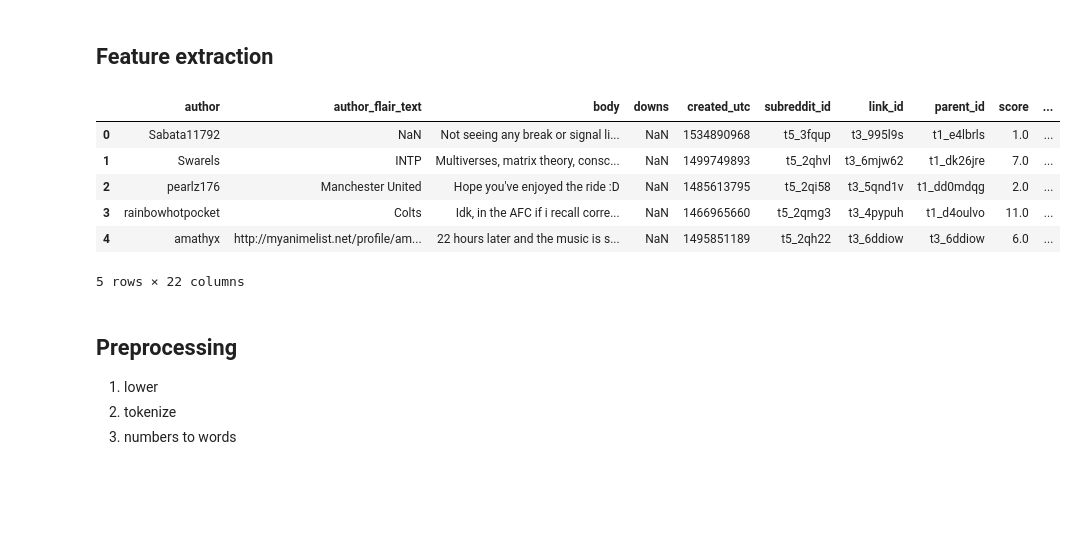
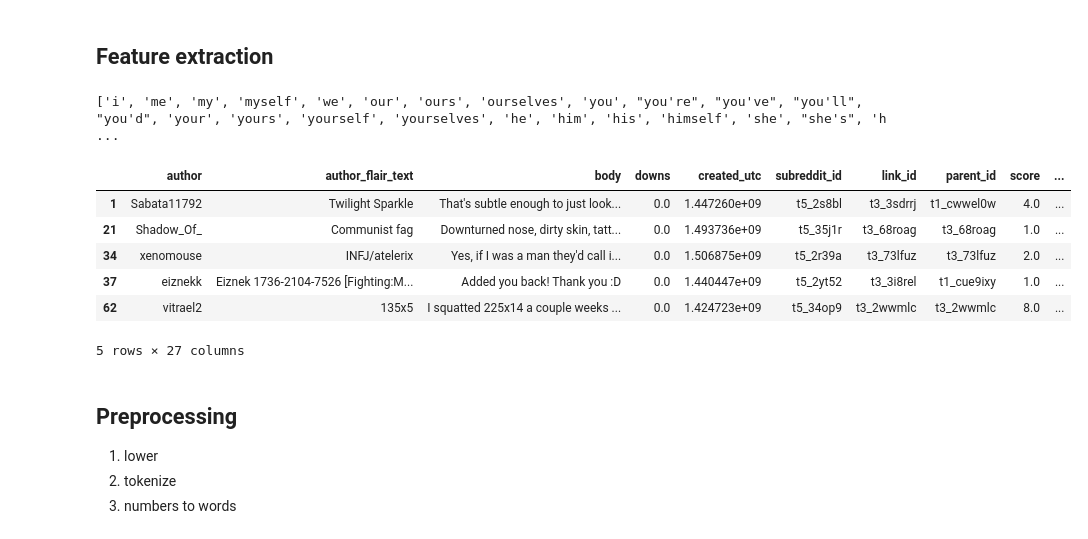
Before and after one commit to sophiasylvester/Big5-NLP, a Jupyter notebook: data_preprocessing.ipynb, the cells around one changed output. Drawn from its saved outputs; the diff is of its cells as text; code cells hidden in the pictures; blank space fills up the shorter version.

```diff
--- a/data_preprocessing.ipynb
+++ b/data_preprocessing.ipynb
@@ -67,35 +96,51 @@ Name: body, dtype: object
 # %% [markdown]
 ## Feature extraction
+# %%
+def choose_stopwordlist(df, mode):
+    if mode == 'NLTK':
+        stopwordList = stopwords.words('english')
+    if mode == 'NLTK-neg':
+        stopwordList = stopwords.words('english')
+        stopwordList.remove('no')
+        stopwordList.remove('nor')
+        stopwordList.remove('not')
+    return stopwordList
+
+stopwordList = choose_stopwordlist(pandoradf, mode='NLTK-neg')
+
+print(stopwordList)
+# %% [output]
+['i', 'me', 'my', 'myself', 'we', 'our', 'ours', 'ourselves', 'you', "you're", "you've", "you'll", "you'd", 'your', 'yours', 'yourself', 'yourselves', 'he', 'him', 'his', 'himself', 'she', "she's", 'h ...
 # %%
-stopwordList = stopwords.words('english')
+def create_features(workdata):
 
-# def features(data):
+    # Total number of characters (including space)
+    workdata['char_count'] = workdata['body'].str.len()
 
-# Total number of characters (including space)
-data['char_count'] = data['body'].str.len()
+    # Total number of stopwords
+    workdata['stopwords'] = workdata['body'].apply(lambda x: len([x for x in x.split() if x in stopwordList]))
 
-# Total number of stopwords
-data['stopwords'] = data['body'].apply(lambda x: len([x for x in x.split() if x in stopwordList]))
+    # Total number of punctuation or special characters
+    workdata['total_punc'] = workdata['body'].apply(lambda x: len([x for x in x.split() for j in x if j in string.punctuation]))
 
-# Total number of punctuation or special characters
-data['total_punc'] = data['body'].apply(lambda x: len([x for x in x.split() if x in string.punctuation]))
-# should not be 0 in all cases
+    # Total number of numerics
+    workdata['total_num'] = workdata['body'].apply(lambda x: len([x for x in x.split() if x.isdigit()]))
 
-# Total number of numerics
-data['total_num'] = data['body'].apply(lambda x: len([x for x in x.split() if x.isdigit()]))
+    # Total number of uppercase words
+    workdata['total_uppercase'] = workdata['body'].apply(lambda x: len([x for x in x.split() if x.isupper()]))
 
-# Total number of uppercase words
-data['total_uppercase'] = data['body'].apply(lambda x: len([x for x in x.split() if x.isupper()]))
+    return workdata
 
-data.head()
+featuredf = create_features(pandoradf)
+featuredf.head()
 # %% [output]
 |  | author | author_flair_text | body | downs | created_utc | subreddit_id | link_id | parent_id | score | ... |
-| 0 | Sabata11792 | NaN | Not seeing any break or signal li... | NaN | 1534890968 | t5_3fqup | t3_995l9s | t1_e4lbrls | 1.0 | ... |
-| 1 | Swarels | INTP | Multiverses, matrix theory, consc... | NaN | 1499749893 | t5_2qhvl | t3_6mjw62 | t1_dk26jre | 7.0 | ... |
-| 2 | pearlz176 | Manchester United | Hope you've enjoyed the ride :D | NaN | 1485613795 | t5_2qi58 | t3_5qnd1v | t1_dd0mdqg | 2.0 | ... |
-| 3 | rainbowhotpocket | Colts | Idk, in the AFC if i recall corre... | NaN | 1466965660 | t5_2qmg3 | t3_4pypuh | t1_d4oulvo | 11.0 | ... |
-| 4 | amathyx | http://myanimelist.net/profile/am... | 22 hours later and the music is s... | NaN | 1495851189 | t5_2qh22 | t3_6ddiow | t3_6ddiow | 6.0 | ... |
+| 1 | Sabata11792 | Twilight Sparkle | That's subtle enough to just look... | 0.0 | 1.447260e+09 | t5_2s8bl | t3_3sdrrj | t1_cwwel0w | 4.0 | ... |
+| 21 | Shadow_Of_ | Communist fag | Downturned nose, dirty skin, tatt... | 0.0 | 1.493736e+09 | t5_35j1r | t3_68roag | t3_68roag | 1.0 | ... |
+| 34 | xenomouse | INFJ/atelerix | Yes, if I was a man they'd call i... | 0.0 | 1.506875e+09 | t5_2r39a | t3_73lfuz | t3_73lfuz | 2.0 | ... |
+| 37 | eiznekk | Eiznek 1736-2104-7526 [Fighting:M... | Added you back! Thank you :D | 0.0 | 1.440447e+09 | t5_2yt52 | t3_3i8rel | t1_cue9ixy | 1.0 | ... |
+| 62 | vitrael2 | 135x5 | I squatted 225x14 a couple weeks ... | 0.0 | 1.424723e+09 | t5_34op9 | t3_2wwmlc | t3_2wwmlc | 8.0 | ... |
-5 rows × 22 columns
+5 rows × 27 columns
 # %% [markdown]
 ## Preprocessing
 
```
Also changed, not shown: parts of 17 cells of this notebook.
